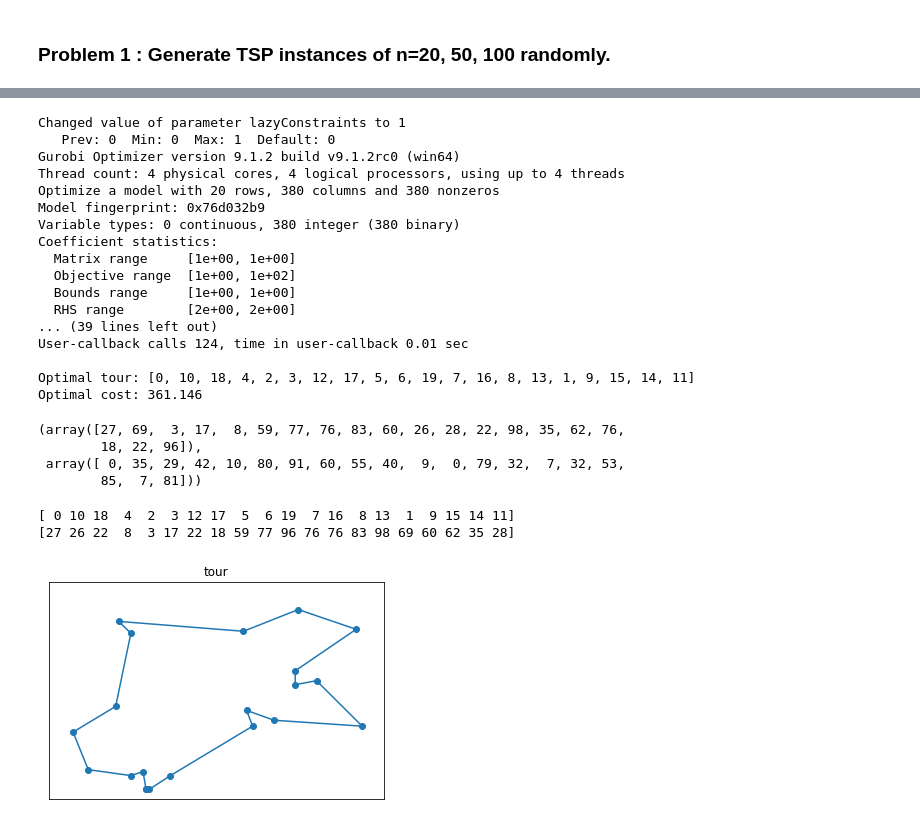
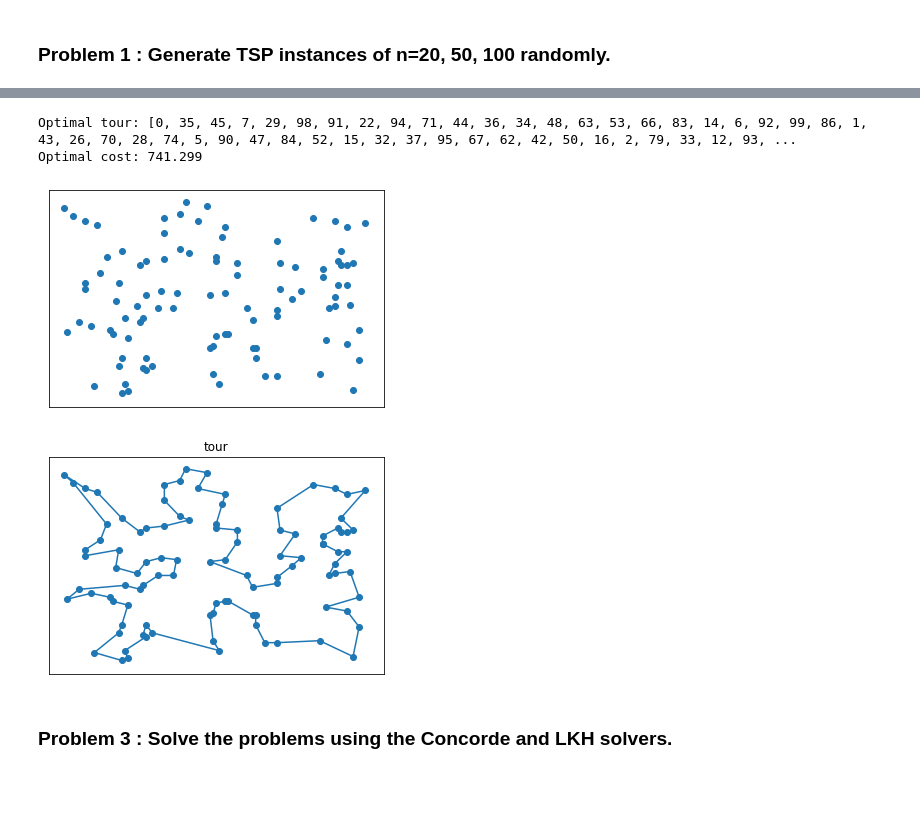
Before and after one commit to leehoon7/IE801, a Jupyter notebook: HW2.ipynb, the cells around one changed output, grey strips where cells are left out. Drawn from its saved outputs; the diff is of its cells as text; code cells hidden in the pictures; blank space fills up the shorter version.

```diff
--- a/HW2.ipynb
+++ b/HW2.ipynb
@@ -82,6 +86,6 @@ def subtourelim(model, where):
 # %%
 # Given a tuplelist of edges, find the shortest subtour
-def subtour(edges):
+def subtour(edges, n):
     unvisited = list(range(n))
     cycle = range(n+1)  # initial length has 1 more city
     while unvisited:  # true if list is non-empty
@@ -97,32 +101,26 @@ def subtour(edges):
             cycle = thiscycle
     return cycle
 # %%
-from itertools import combinations
+num_nodes = 100
 
-num_nodes = 20
-n = num_nodes
-
-random.seed(1)
+np.random.seed(2021)
 x, y = generate_instance(num_nodes)
 cost = get_cost(x, y)
 
-model = gp.Model()
+model = gp.Model(name=str(num_nodes))
+model.Params.LogToConsole = 0
 variables = gp.tupledict()
 
 for i in range(num_nodes):
     for j in range(num_nodes):
         if i != j:
-            variables[i, j] = model.addVar(obj=cost[i][j], vtype=GRB.BINARY)
+            variables[i, j] = model.addVar(obj=cost[i][j], vtype=GRB.BINARY, name=str(num_nodes))
 
-for i, j in variables.keys():
-    variables[j, i] = variables[i, j]
-
-for i in range(n):
-    temp_list = list(range(n))
+for i in range(num_nodes):
+    temp_list = list(range(num_nodes))
     temp_list.pop(i)
-    model.addConstr(sum(variables[i, j] for j in temp_list) == 2)
-#     model.addConstr(sum(variables[i, j] for j in temp_list) == 1)
-#     model.addConstr(sum(variables[j, i] for j in temp_list) == 1)
+    model.addConstr(sum(variables[i, j] for j in temp_list) == 1)
+    model.addConstr(sum(variables[j, i] for j in temp_list) == 1)
 
 model._vars = variables
 model.Params.lazyConstraints = 1
@@ -131,7 +129,7 @@ model.optimize(subtourelim)
 vals = model.getAttr('x', variables)
 selected = gp.tuplelist((i, j) for i, j in vals.keys() if vals[i, j] > 0.5)
 
-tour = subtour(selected)
+tour = subtour(selected, num_nodes)
 assert len(tour) == num_nodes
 
 print('')
@@ -139,33 +137,5 @@ print('Optimal tour: %s' % str(tour))
 print('Optimal cost: %g' % model.objVal)
 print('')
 # %% [output]
-Changed value of parameter lazyConstraints to 1
-   Prev: 0  Min: 0  Max: 1  Default: 0
-Gurobi Optimizer version 9.1.2 build v9.1.2rc0 (win64)
-Thread count: 4 physical cores, 4 logical processors, using up to 4 threads
-Optimize a model with 20 rows, 380 columns and 380 nonzeros
-Model fingerprint: 0x76d032b9
-Variable types: 0 continuous, 380 integer (380 binary)
-Coefficient statistics:
-  Matrix range     [1e+00, 1e+00]
-  Objective range  [1e+00, 1e+02]
-  Bounds range     [1e+00, 1e+00]
-  RHS range        [2e+00, 2e+00]
-... (39 lines left out)
-User-callback calls 124, time in user-callback 0.01 sec
-
-Optimal tour: [0, 10, 18, 4, 2, 3, 12, 17, 5, 6, 19, 7, 16, 8, 13, 1, 9, 15, 14, 11]
-Optimal cost: 361.146
+Optimal tour: [0, 35, 45, 7, 29, 98, 91, 22, 94, 71, 44, 36, 34, 48, 63, 53, 66, 83, 14, 6, 92, 99, 86, 1, 43, 26, 70, 28, 74, 5, 90, 47, 84, 52, 15, 32, 37, 95, 67, 62, 42, 50, 16, 2, 79, 33, 12, 93, ...
+Optimal cost: 741.299
-# %%
-x, y
-# %% [output]
-(array([27, 69,  3, 17,  8, 59, 77, 76, 83, 60, 26, 28, 22, 98, 35, 62, 76,
-        18, 22, 96]),
- array([ 0, 35, 29, 42, 10, 80, 91, 60, 55, 40,  9,  0, 79, 32,  7, 32, 53,
-        85,  7, 81]))
-# %%
-print(np.array(tour))
-print(x[np.array(tour)])
-# %% [output]
-[ 0 10 18  4  2  3 12 17  5  6 19  7 16  8 13  1  9 15 14 11]
-[27 26 22  8  3 17 22 18 59 77 96 76 76 83 98 69 60 62 35 28]
@@ -172,5 +144,9 @@ print(x[np.array(tour)])
 # %%
-tour = tour + tour[:1]
-visualize_points(x, y, 'tour', np.array(tour))
+tour = tour + [0]
+visualize_points(x, y)
+visualize_points(x, y, 'tour', tour)
 # %% [output]
-[figure, old version]
+[figure, new version]
+[figure, added]
+# %% [markdown]
+### Problem 3 : Solve the problems using the Concorde and LKH solvers.
```
Also changed, not shown: parts of 5 cells of this notebook.
